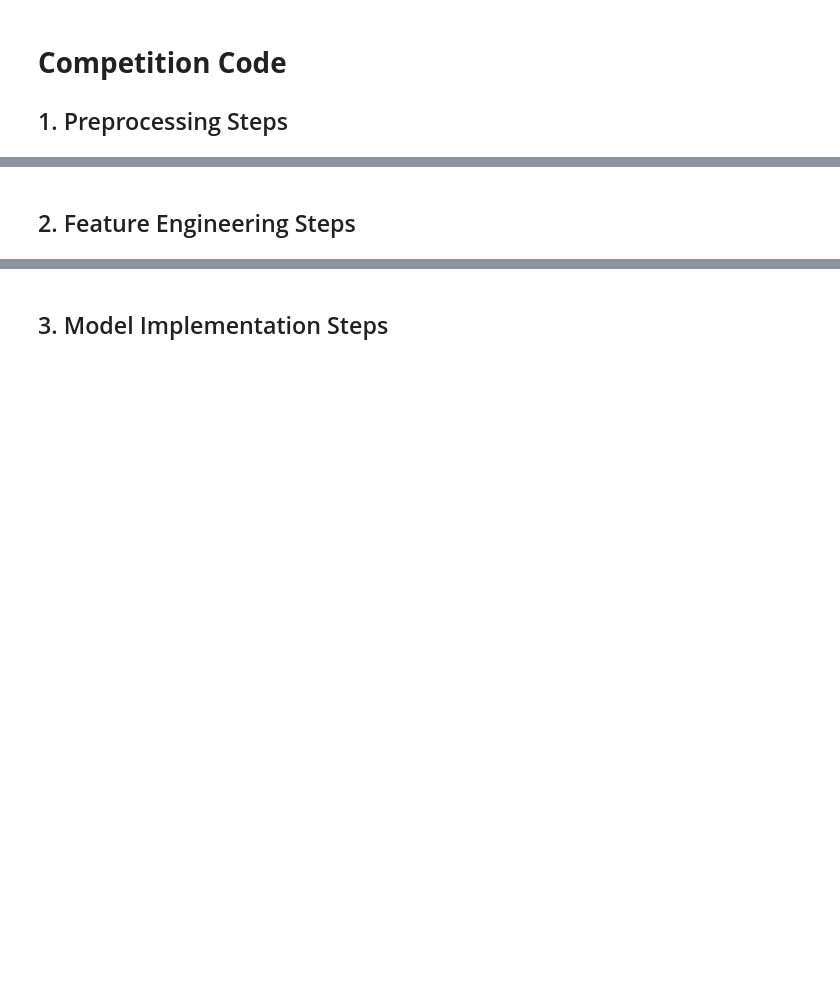
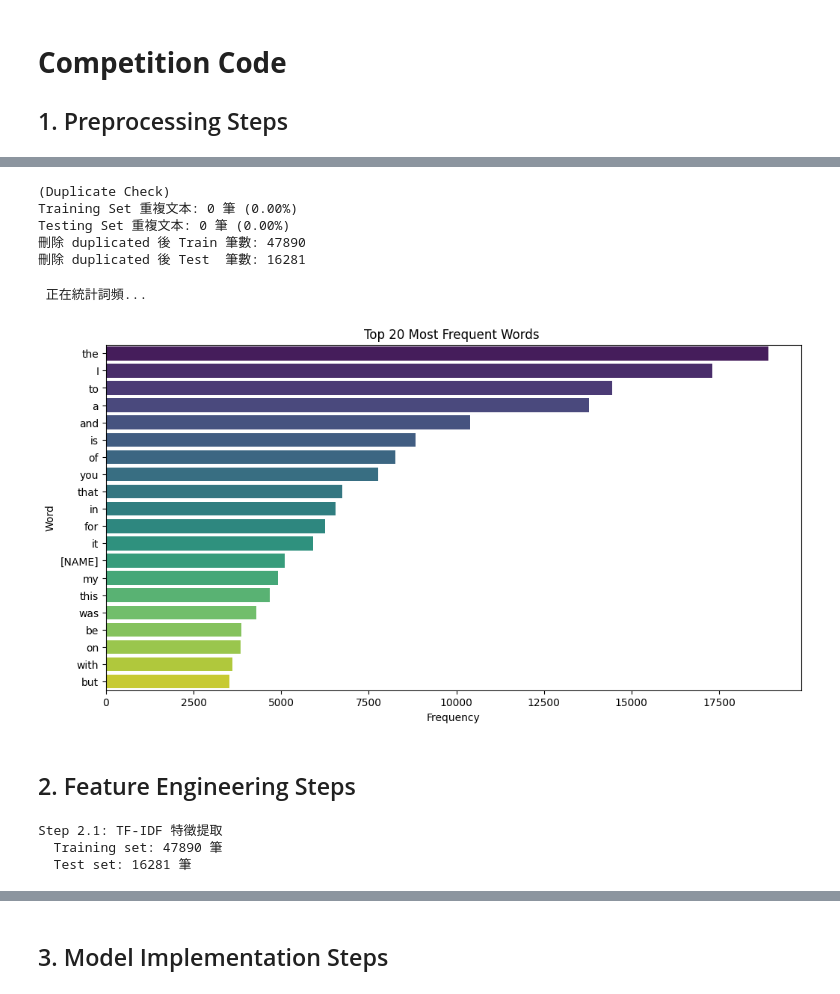
Before and after one commit to Erichub17/DM2025-Lab2-Exercise, a Jupyter notebook: DM2025-Lab2-Homework.ipynb, the cells around one changed output, grey strips where cells are left out. Cells and saved outputs as stored; diff of their text form; code cells hidden in the pictures; blank space fills up the shorter version.

```diff
--- a/DM2025-Lab2-Homework.ipynb
+++ b/DM2025-Lab2-Homework.ipynb
@@ -154,2 +538,54 @@ Markdown Syntax to Add Image: `![Description of the Image](./your_local_folder/n
+# %%
+# Step 8 Duplicate Check
+import matplotlib.pyplot as plt
+from collections import Counter
+import seaborn as sns
+
+print("(Duplicate Check)")
+train_dup_count = train_df.duplicated(subset=['text']).sum()
+train_dup_rate = train_dup_count / len(train_df) * 100
+print(f"Training Set 重複文本: {train_dup_count} 筆 ({train_dup_rate:.2f}%)")
+
+test_dup_count = test_df.duplicated(subset=['text']).sum()
+test_dup_rate = test_dup_count / len(test_df) * 100
+print(f"Testing Set 重複文本: {test_dup_count} 筆 ({test_dup_rate:.2f}%)")
+
+
+#  刪除重複
+train_df = train_df.drop_duplicates(subset=['text'], keep='first')
+test_df = test_df.drop_duplicates(subset=['text'], keep='first')
+
+print(f"刪除 duplicated 後 Train 筆數: {len(train_df)}")
+print(f"刪除 duplicated 後 Test  筆數: {len(test_df)}")
+# %% [output]
+(Duplicate Check)
+Training Set 重複文本: 0 筆 (0.00%)
+Testing Set 重複文本: 0 筆 (0.00%)
+刪除 duplicated 後 Train 筆數: 47890
+刪除 duplicated 後 Test  筆數: 16281
+# %%
+
+#step  9 統計詞頻
+
+print("\n 正在統計詞頻...")
+
+all_words = ' '.join(train_df['text']).split()
+word_freq = Counter(all_words)
+
+# 取前 20 名
+common_words = word_freq.most_common(20)
+words = [w for w, c in common_words]
+counts = [c for w, c in common_words]
+
+#  畫圖
+plt.figure(figsize=(12, 6))
+sns.barplot(x=counts, y=words, palette='viridis')
+plt.title('Top 20 Most Frequent Words ')
+plt.xlabel('Frequency')
+plt.ylabel('Word')
+plt.show()
+# %% [output]
+ 正在統計詞頻...
+[figure, added]
 # %% [markdown]
 ## 2. Feature Engineering Steps
@@ -157,0 +592,23 @@ Markdown Syntax to Add Image: `![Description of the Image](./your_local_folder/n
+# %%
+
+# 1. Feature Engineering Steps - TF-IDF
+
+import pandas as pd
+from sklearn.feature_extraction.text import TfidfVectorizer
+import pickle
+import os
+
+
+print("Step 2.1: TF-IDF 特徵提取")
+
+# 建立資料夾（如果不存在）
+
+os.makedirs('./models', exist_ok=True)
+os.makedirs('./Phase3data', exist_ok=True)
+
+print(f"  Training set: {len(train_df)} 筆")
+print(f"  Test set: {len(test_df)} 筆")
+# %% [output]
+Step 2.1: TF-IDF 特徵提取
+  Training set: 47890 筆
+  Test set: 16281 筆
```
Also changed, not shown: parts of 36 cells of this notebook.
